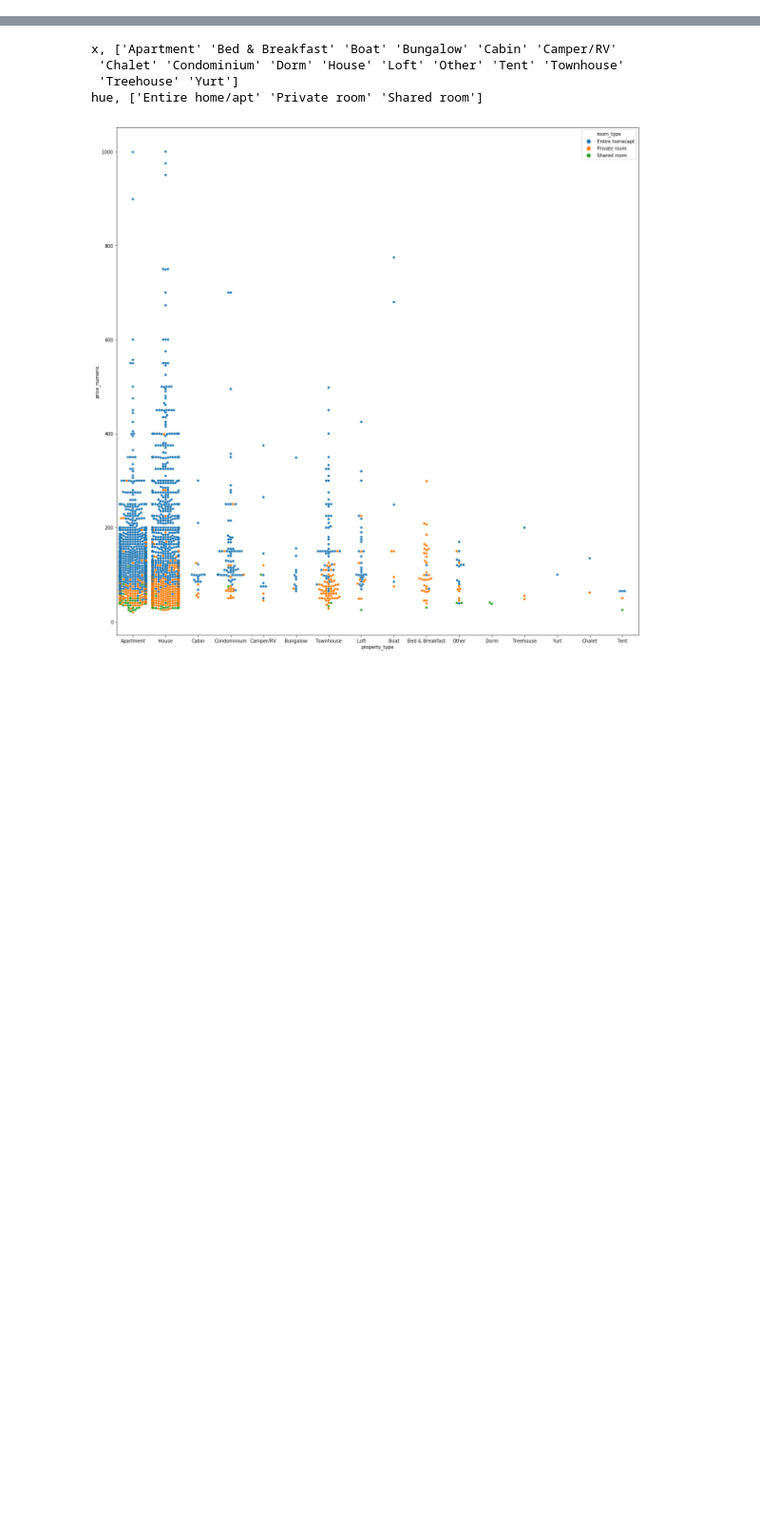
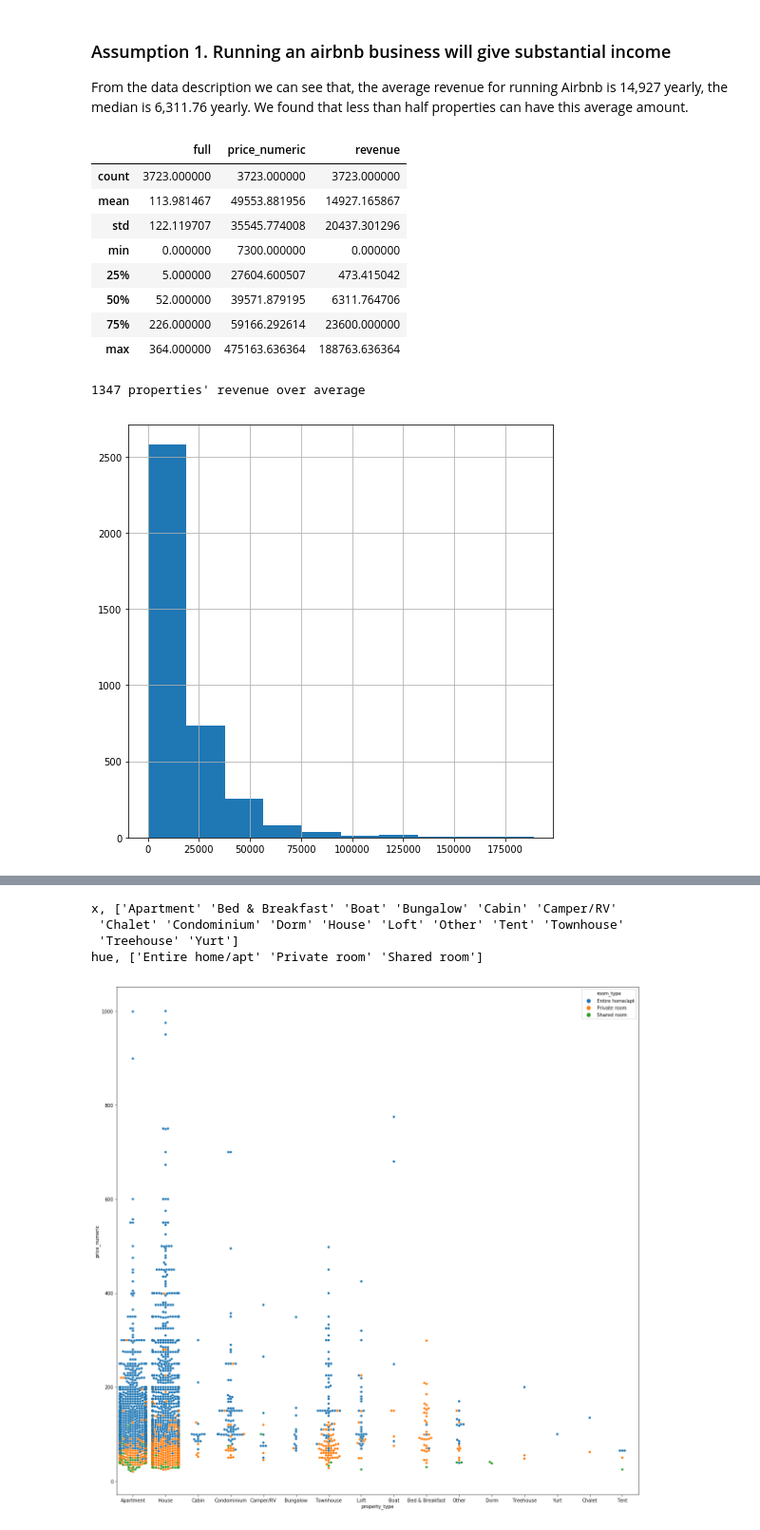
Before and after one commit to roysakura/Seattle-Airbnb-Data-Analysis, a Jupyter notebook: Seattle_airBnb.ipynb, the cells around one changed output, grey strips where cells are left out. Shown at 95% size. Cells and saved outputs as stored; diff of their text form; code cells hidden in the pictures; blank space fills up the shorter version.

```diff
--- a/Seattle_airBnb.ipynb
+++ b/Seattle_airBnb.ipynb
@@ -485,0 +168,21 @@ _ = sns.heatmap(
+# %% [markdown]
+### Assumption 1. Running an airbnb business will give substantial income
+
+From the data description we can see that, the average revenue for running Airbnb is 14,927 yearly, the median is 6,311.76 yearly. We found that less than half properties can have this average amount.
+# %%
+properties_revenue = calendar.groupby('listing_id').sum()
+display(properties_revenue.describe())
+properties_revenue['revenue'].hist(figsize=(8,8))
+print len(properties_revenue[properties_revenue.revenue > properties_revenue.revenue.mean()]),'properties\' revenue over average'
+# %% [output]
+|  | full | price_numeric | revenue |
+| count | 3723.000000 | 3723.000000 | 3723.000000 |
+| mean | 113.981467 | 49553.881956 | 14927.165867 |
+| std | 122.119707 | 35545.774008 | 20437.301296 |
+| min | 0.000000 | 7300.000000 | 0.000000 |
+| 25% | 5.000000 | 27604.600507 | 473.415042 |
+| 50% | 52.000000 | 39571.879195 | 6311.764706 |
+| 75% | 226.000000 | 59166.292614 | 23600.000000 |
+| max | 364.000000 | 475163.636364 | 188763.636364 |
+1347 properties' revenue over average
+[figure, added]
```
Also changed, not shown: parts of 60 cells of this notebook, 1 other file.
